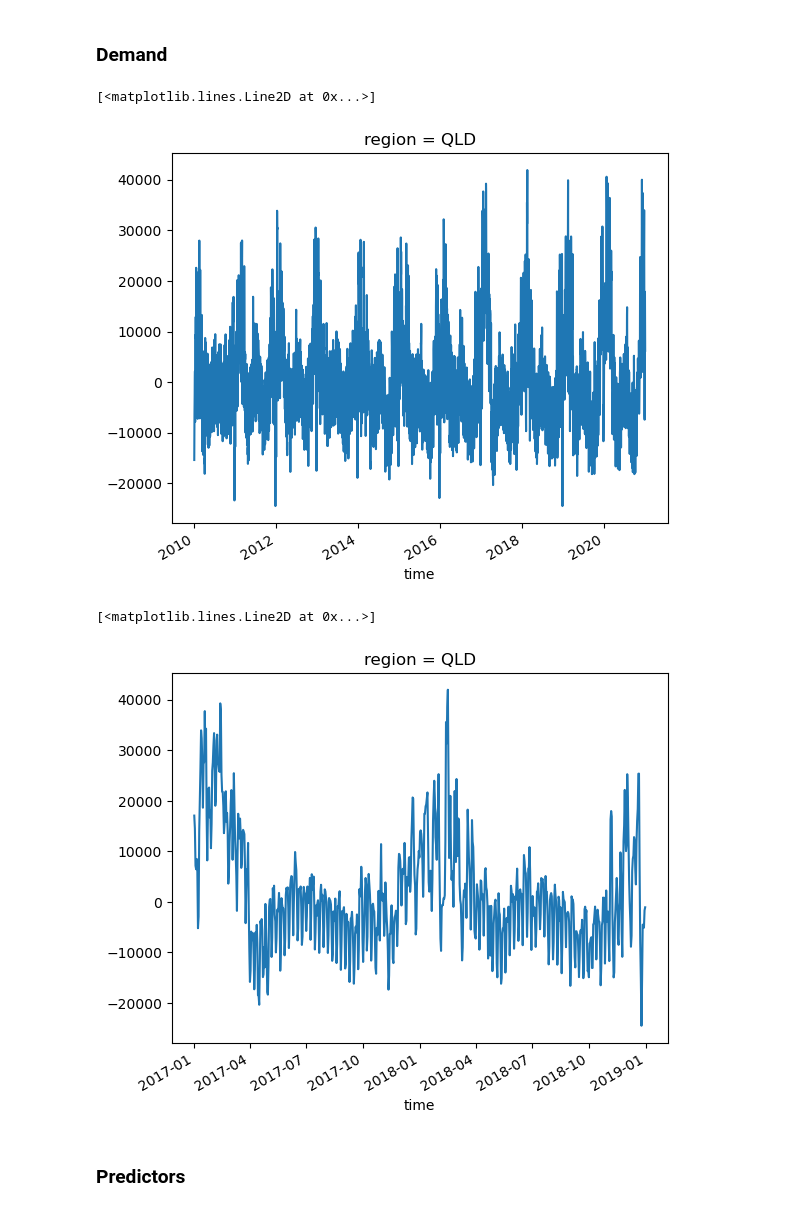
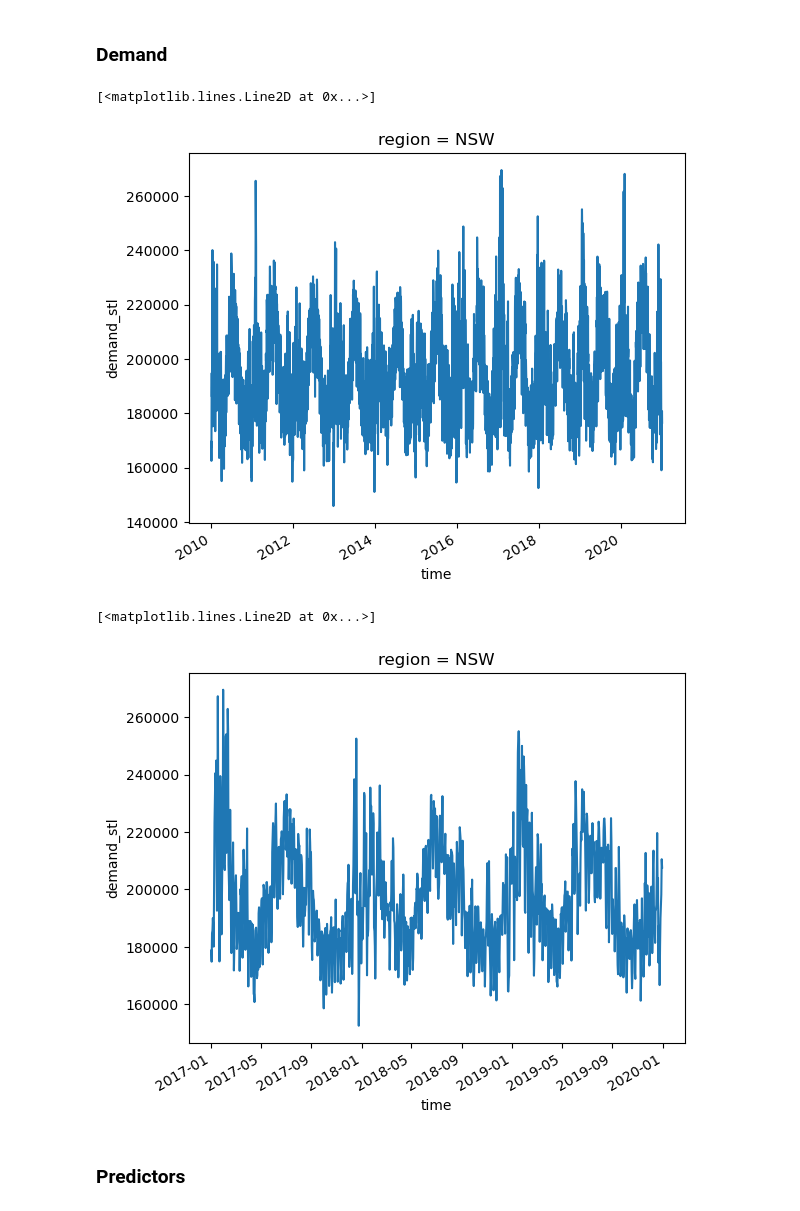
Before and after one commit to dougrichardson/demand_model, a Jupyter notebook: 14_ML_Aus.ipynb, the cells around one changed output. Drawn from its saved outputs; the diff is of its cells as text; code cells hidden in the pictures.

```diff
--- a/14_ML_Aus.ipynb
+++ b/14_ML_Aus.ipynb
@@ -38,7 +38,7 @@ import functions as fn
 # %%
 path = "/g/data/w42/dr6273/work/projects/Aus_energy/"
 # %%
-region = "QLD"
+region = "NSW"
 # %% [markdown]
 ### Demand
 # %%
@@ -80,18 +80,16 @@ dem_da = xr.open_dataset(
 )["demand_stl"]
 # %%
 dem_da = dem_da.sel(region=region).expand_dims({"region": [region]})
-# %%
-dem_da = fn.detrend_dim(dem_da, "time") + dem_da.mean("time")
 # %%
 dem_da.plot()
 # %% [output]
 [<matplotlib.lines.Line2D at 0x...>]
-[figure, old version]
+[figure, new version]
 # %%
-dem_da.sel(time=slice("2017", "2018")).plot()
+dem_da.sel(time=slice("2017", "2019")).plot()
 # %% [output]
 [<matplotlib.lines.Line2D at 0x...>]
-[figure, old version]
+[figure, new version]
 # %% [markdown]
 ### Predictors
 # %%
```
Also changed, not shown: parts of 16 cells of this notebook.
